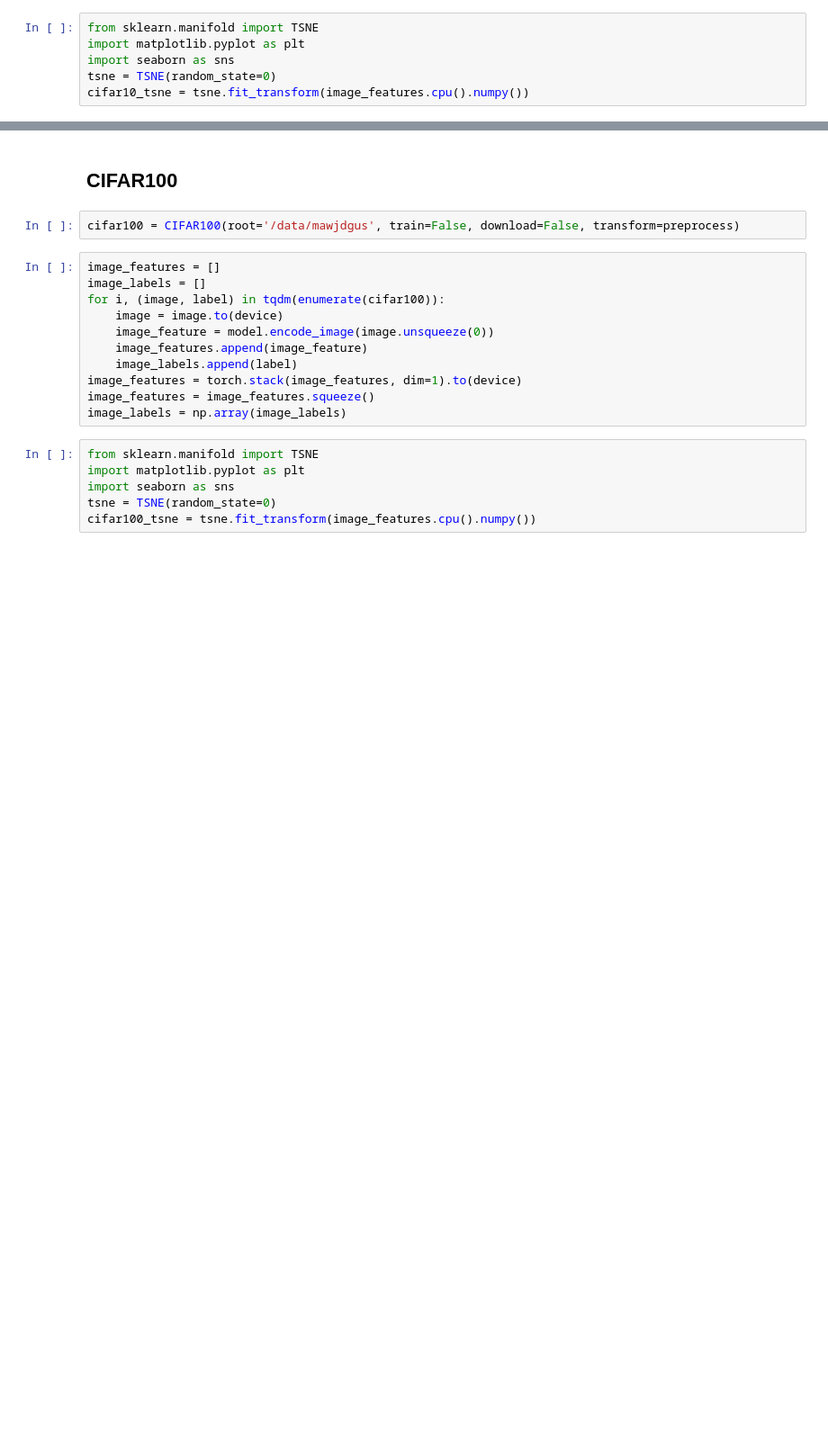
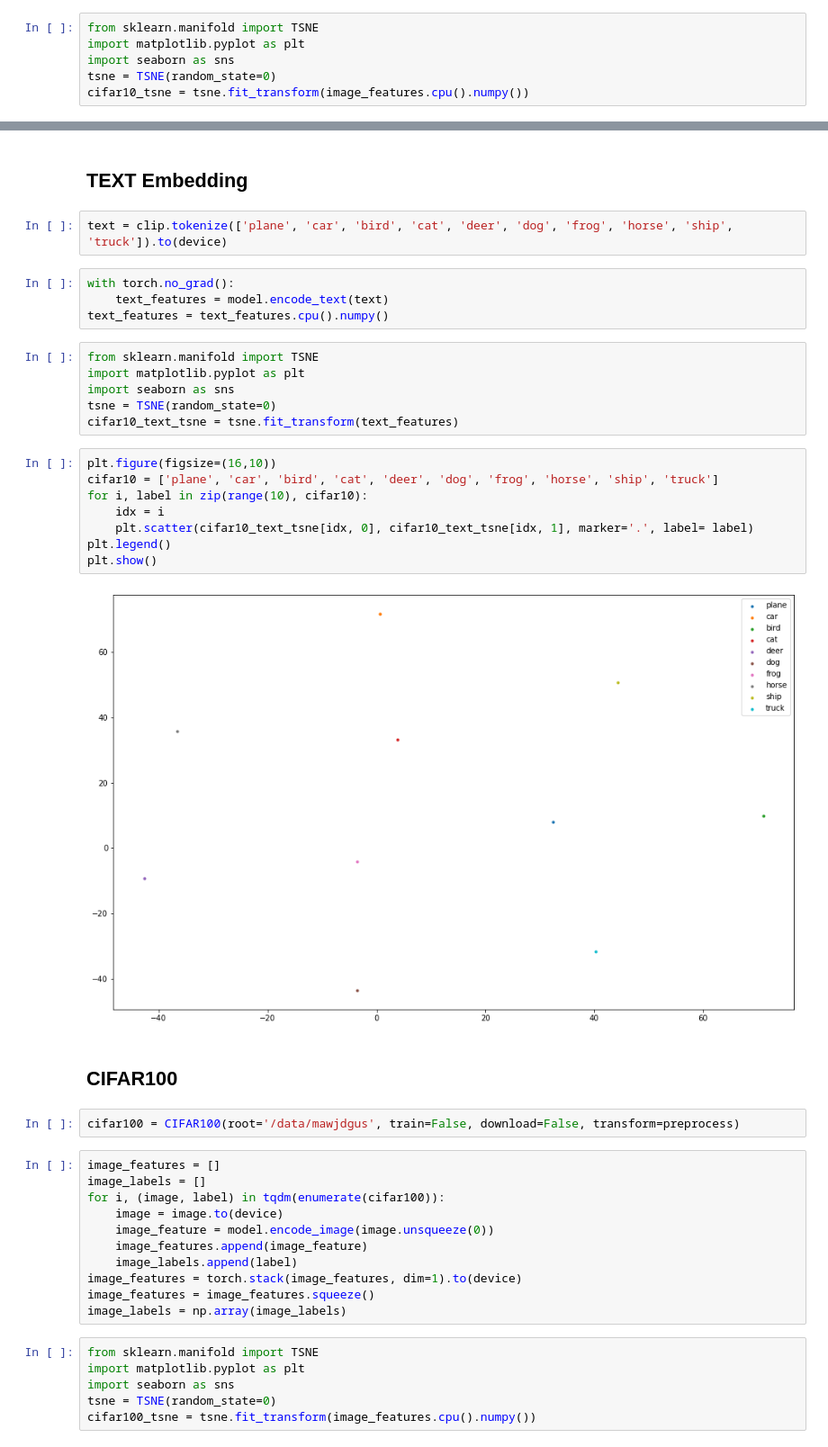
Before and after one commit to mawjdgus0812/OoD-Pytorch, a Jupyter notebook: CLIP/CIFAR TSNE.ipynb, the cells around one changed output, grey strips where cells are left out. Shown at 90% size. Drawn from its saved outputs; the diff is of its cells as text; blank space fills up the shorter version.

```diff
--- a/CLIP/CIFAR TSNE.ipynb
+++ b/CLIP/CIFAR TSNE.ipynb
@@ -142,3 +145,27 @@ plt.show()
+# %% [markdown]
+## TEXT Embedding
+# %%
+text = clip.tokenize(['plane', 'car', 'bird', 'cat', 'deer', 'dog', 'frog', 'horse', 'ship', 'truck']).to(device)
+# %%
+with torch.no_grad():
+    text_features = model.encode_text(text)
+text_features = text_features.cpu().numpy()
+# %%
+from sklearn.manifold import TSNE
+import matplotlib.pyplot as plt
+import seaborn as sns
+tsne = TSNE(random_state=0)
+cifar10_text_tsne = tsne.fit_transform(text_features)
+# %%
+plt.figure(figsize=(16,10))
+cifar10 = ['plane', 'car', 'bird', 'cat', 'deer', 'dog', 'frog', 'horse', 'ship', 'truck']
+for i, label in zip(range(10), cifar10):
+    idx = i
+    plt.scatter(cifar10_text_tsne[idx, 0], cifar10_text_tsne[idx, 1], marker='.', label= label)
+plt.legend()
+plt.show()
+# %% [output]
+[figure, added]
 # %% [markdown]
 ## CIFAR100
 # %%
```
Also changed, not shown: parts of 7 cells of this notebook.
